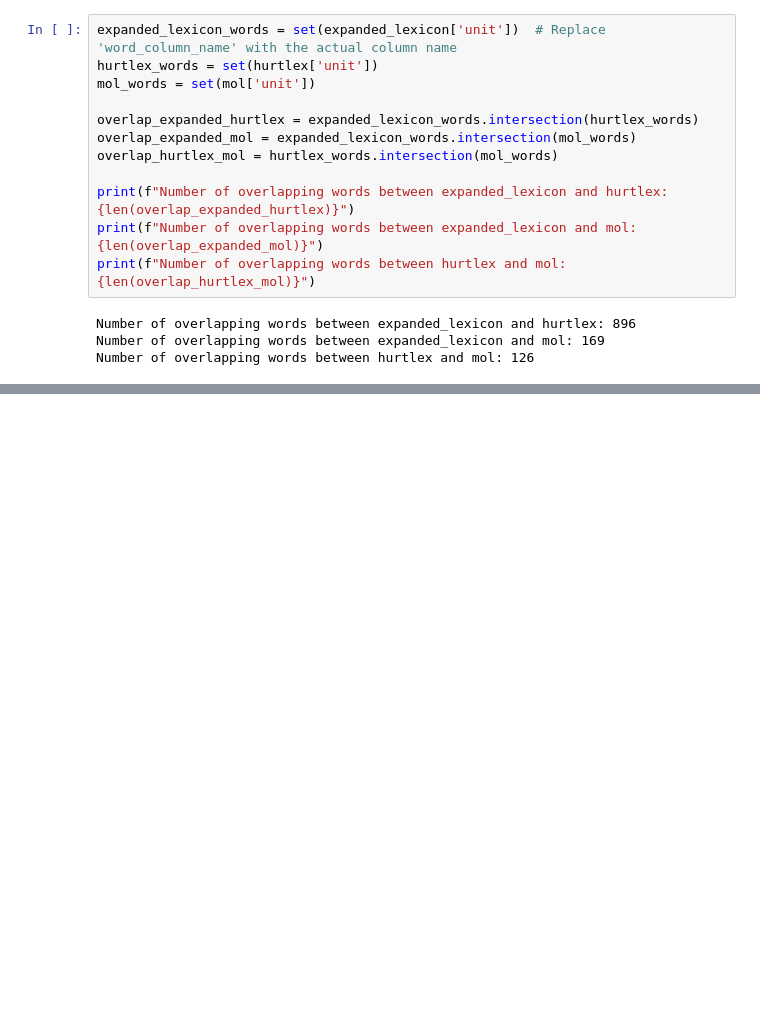
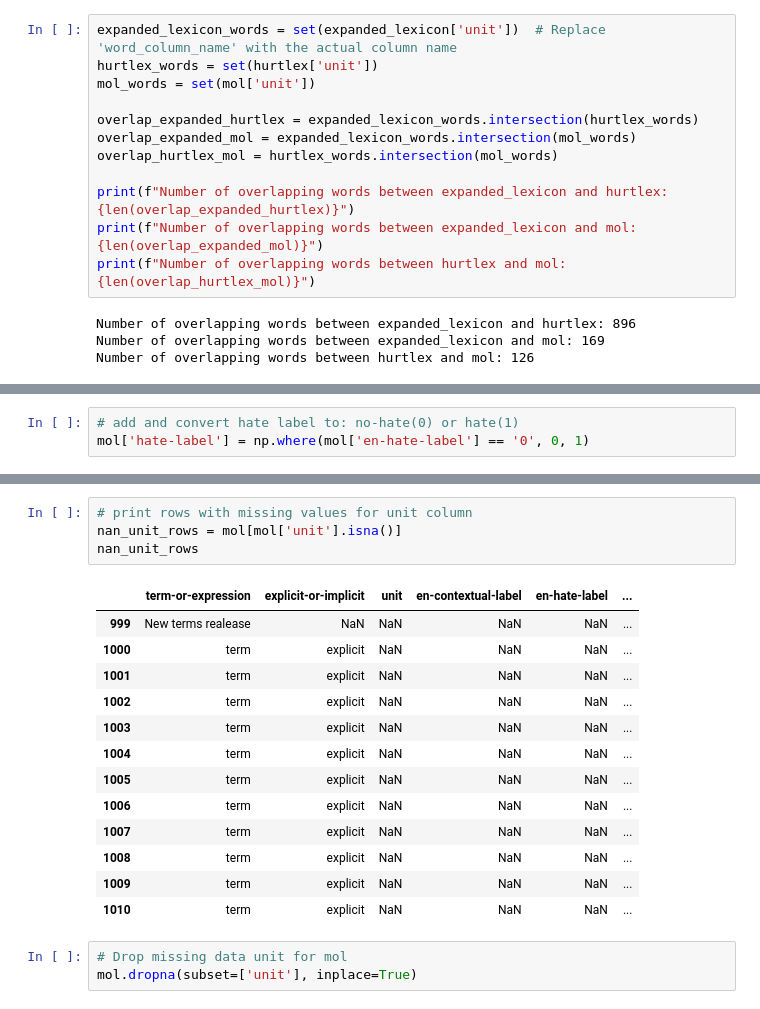
Before and after one commit to Mohammed-majeed/Subjectivity-Mining, a Jupyter notebook: Assignment 3 - Group 11/merge-lexicons.ipynb, the cells around one changed output, grey strips where cells are left out. Drawn from its saved outputs; the diff is of its cells as text; blank space fills up the shorter version.

```diff
--- a/Assignment 3 - Group 11/merge-lexicons.ipynb
+++ b/Assignment 3 - Group 11/merge-lexicons.ipynb
@@ -145,0 +239,3 @@ Number of overlapping words between hurtlex and mol: 126
+# %%
+# add and convert hate label to: no-hate(0) or hate(1)
+mol['hate-label'] = np.where(mol['en-hate-label'] == '0', 0, 1)
@@ -145,0 +254,21 @@ Number of overlapping words between hurtlex and mol: 126
+# %%
+# print rows with missing values for unit column
+nan_unit_rows = mol[mol['unit'].isna()]
+nan_unit_rows
+# %% [output]
+|  | term-or-expression | explicit-or-implicit | unit | en-contextual-label | en-hate-label | ... |
+| 999 | New terms realease | NaN | NaN | NaN | NaN | ... |
+| 1000 | term | explicit | NaN | NaN | NaN | ... |
+| 1001 | term | explicit | NaN | NaN | NaN | ... |
+| 1002 | term | explicit | NaN | NaN | NaN | ... |
+| 1003 | term | explicit | NaN | NaN | NaN | ... |
+| 1004 | term | explicit | NaN | NaN | NaN | ... |
+| 1005 | term | explicit | NaN | NaN | NaN | ... |
+| 1006 | term | explicit | NaN | NaN | NaN | ... |
+| 1007 | term | explicit | NaN | NaN | NaN | ... |
+| 1008 | term | explicit | NaN | NaN | NaN | ... |
+| 1009 | term | explicit | NaN | NaN | NaN | ... |
+| 1010 | term | explicit | NaN | NaN | NaN | ... |
+# %%
+# Drop missing data unit for mol
+mol.dropna(subset=['unit'], inplace=True)
```
Also changed, not shown: parts of 18 cells of this notebook.
